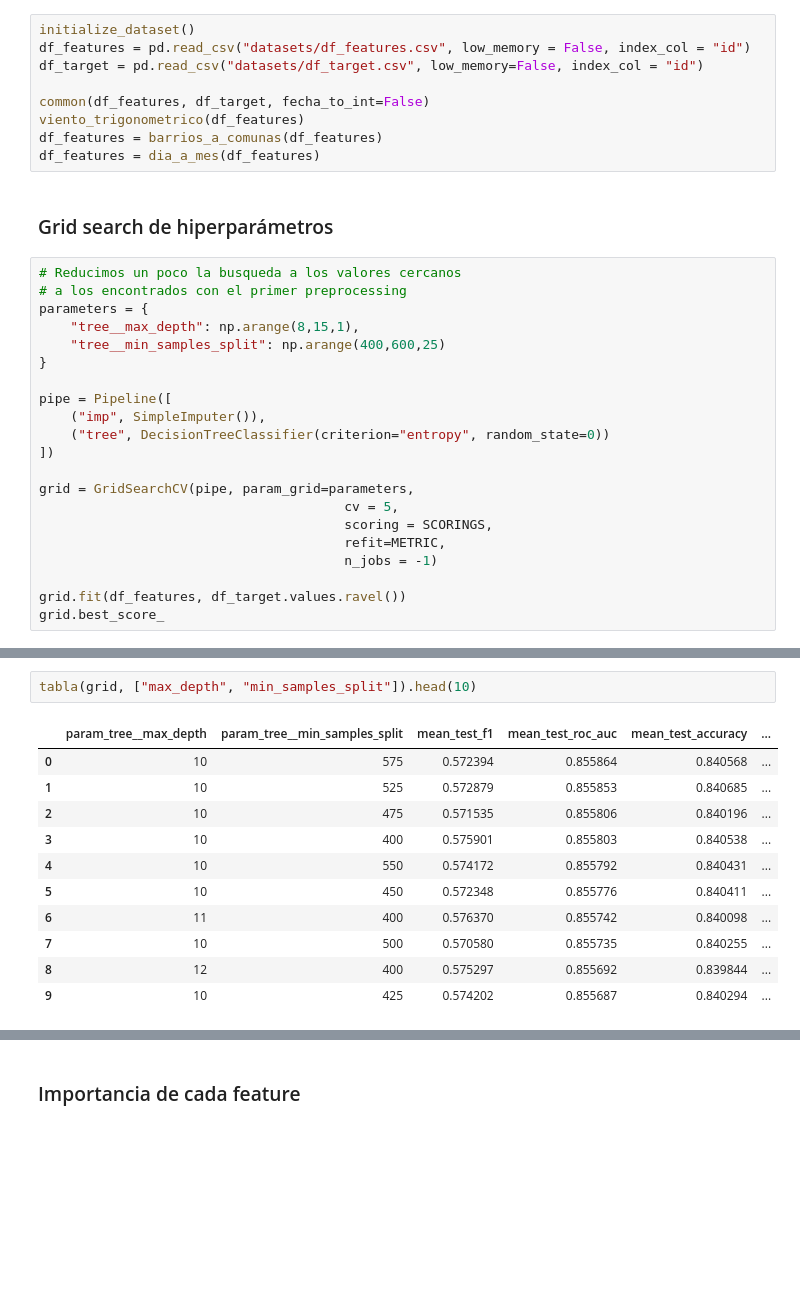
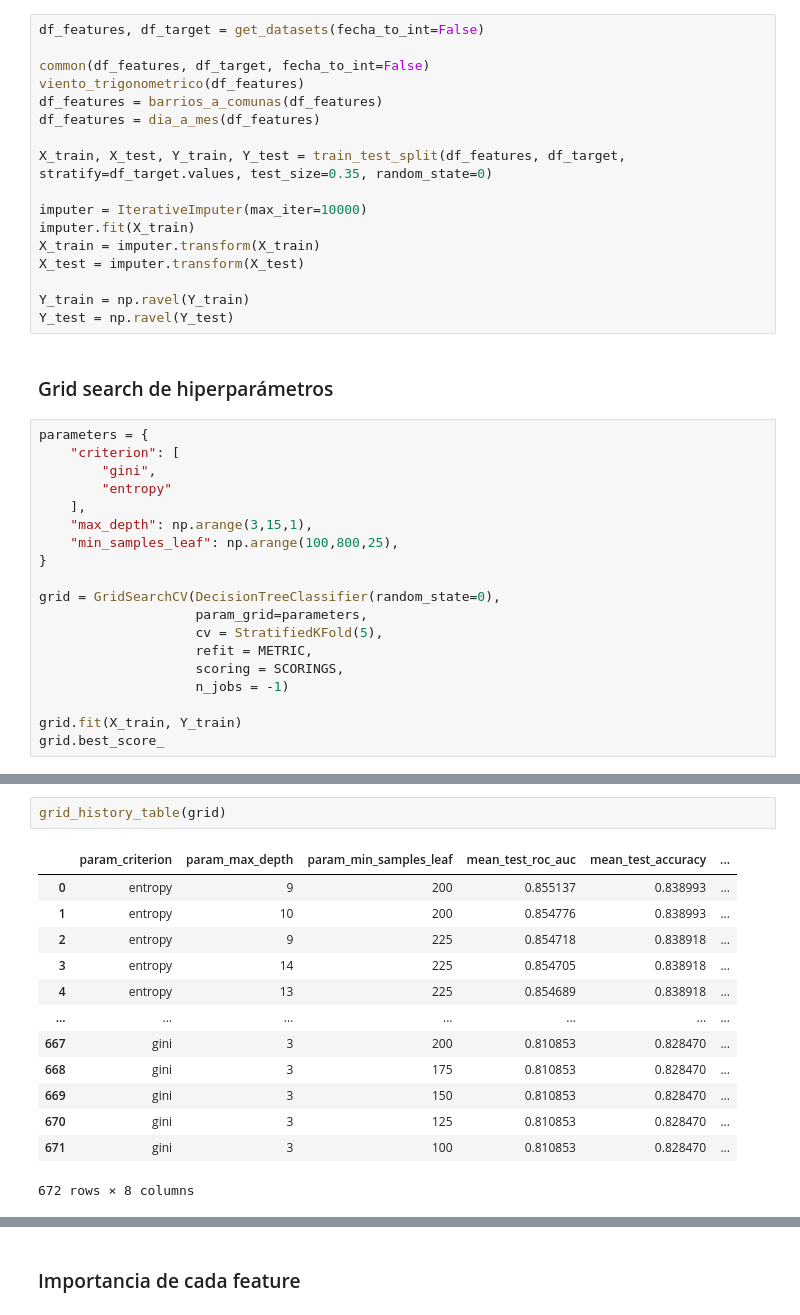
Before and after one commit to fdelu/orga-de-datos, a Jupyter notebook: parte_2/DecisionTreeClassifier.ipynb, the cells around one changed output, grey strips where cells are left out. Saved outputs shown, nothing was run; the diff lists cells and outputs as text; blank space fills up the shorter version.

```diff
--- a/parte_2/DecisionTreeClassifier.ipynb
+++ b/parte_2/DecisionTreeClassifier.ipynb
@@ -146,35 +128,41 @@ dump(grid.best_estimator_, 'DecisionTreeClassifier/preprocessing1.joblib')
 # %% [markdown]
 ## Preprocessing Nº2
 # %%
-initialize_dataset()
-df_features = pd.read_csv("datasets/df_features.csv", low_memory = False, index_col = "id")
-df_target = pd.read_csv("datasets/df_target.csv", low_memory=False, index_col = "id")
+df_features, df_target = get_datasets(fecha_to_int=False)
 
 common(df_features, df_target, fecha_to_int=False)
 viento_trigonometrico(df_features)
 df_features = barrios_a_comunas(df_features)
 df_features = dia_a_mes(df_features)
+
+X_train, X_test, Y_train, Y_test = train_test_split(df_features, df_target, stratify=df_target.values, test_size=0.35, random_state=0)
+
+imputer = IterativeImputer(max_iter=10000)
+imputer.fit(X_train)
+X_train = imputer.transform(X_train)
+X_test = imputer.transform(X_test)
+
+Y_train = np.ravel(Y_train)
+Y_test = np.ravel(Y_test)
 # %% [markdown]
 ### Grid search de hiperparámetros
 # %%
-# Reducimos un poco la busqueda a los valores cercanos
-# a los encontrados con el primer preprocessing
 parameters = {
-    "tree__max_depth": np.arange(8,15,1),
-    "tree__min_samples_split": np.arange(400,600,25)
+    "criterion": [
+        "gini",
+        "entropy"
+    ],
+    "max_depth": np.arange(3,15,1),
+    "min_samples_leaf": np.arange(100,800,25),
 }
 
-pipe = Pipeline([
-    ("imp", SimpleImputer()),
-    ("tree", DecisionTreeClassifier(criterion="entropy", random_state=0))
-])
+grid = GridSearchCV(DecisionTreeClassifier(random_state=0),
+                    param_grid=parameters,
+                    cv = StratifiedKFold(5),
+                    refit = METRIC,
+                    scoring = SCORINGS,
+                    n_jobs = -1)
 
-grid = GridSearchCV(pipe, param_grid=parameters,
-                                       cv = 5,
-                                       scoring = SCORINGS,
-                                       refit=METRIC,
-                                       n_jobs = -1)
-
-grid.fit(df_features, df_target.values.ravel())
+grid.fit(X_train, Y_train)
 grid.best_score_
 # %% [output]
@@ -182,15 +175,17 @@ grid.best_score_
 # %%
-tabla(grid, ["max_depth", "min_samples_split"]).head(10)
+grid_history_table(grid)
 # %% [output]
-|  | param_tree__max_depth | param_tree__min_samples_split | mean_test_f1 | mean_test_roc_auc | mean_test_accuracy | ... |
-| 0 | 10 | 575 | 0.572394 | 0.855864 | 0.840568 | ... |
-| 1 | 10 | 525 | 0.572879 | 0.855853 | 0.840685 | ... |
-| 2 | 10 | 475 | 0.571535 | 0.855806 | 0.840196 | ... |
-| 3 | 10 | 400 | 0.575901 | 0.855803 | 0.840538 | ... |
-| 4 | 10 | 550 | 0.574172 | 0.855792 | 0.840431 | ... |
-| 5 | 10 | 450 | 0.572348 | 0.855776 | 0.840411 | ... |
-| 6 | 11 | 400 | 0.576370 | 0.855742 | 0.840098 | ... |
-| 7 | 10 | 500 | 0.570580 | 0.855735 | 0.840255 | ... |
-| 8 | 12 | 400 | 0.575297 | 0.855692 | 0.839844 | ... |
-| 9 | 10 | 425 | 0.574202 | 0.855687 | 0.840294 | ... |
+|  | param_criterion | param_max_depth | param_min_samples_leaf | mean_test_roc_auc | mean_test_accuracy | ... |
+| 0 | entropy | 9 | 200 | 0.855137 | 0.838993 | ... |
+| 1 | entropy | 10 | 200 | 0.854776 | 0.838993 | ... |
+| 2 | entropy | 9 | 225 | 0.854718 | 0.838918 | ... |
+| 3 | entropy | 14 | 225 | 0.854705 | 0.838918 | ... |
+| 4 | entropy | 13 | 225 | 0.854689 | 0.838918 | ... |
+| ... | ... | ... | ... | ... | ... | ... |
+| 667 | gini | 3 | 200 | 0.810853 | 0.828470 | ... |
+| 668 | gini | 3 | 175 | 0.810853 | 0.828470 | ... |
+| 669 | gini | 3 | 150 | 0.810853 | 0.828470 | ... |
+| 670 | gini | 3 | 125 | 0.810853 | 0.828470 | ... |
+| 671 | gini | 3 | 100 | 0.810853 | 0.828470 | ... |
+672 rows × 8 columns
 # %% [markdown]
```
Also changed, not shown: parts of 26 cells of this notebook, 3 other files.
